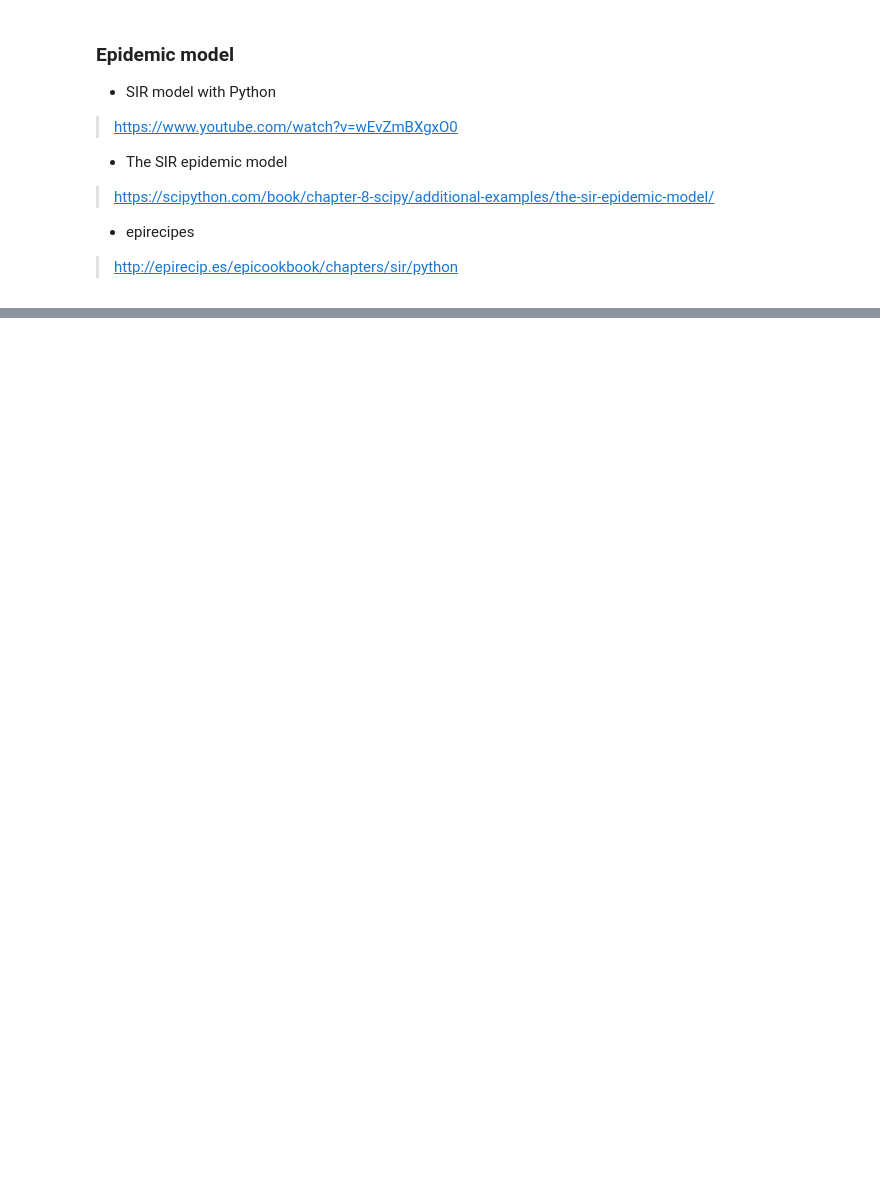
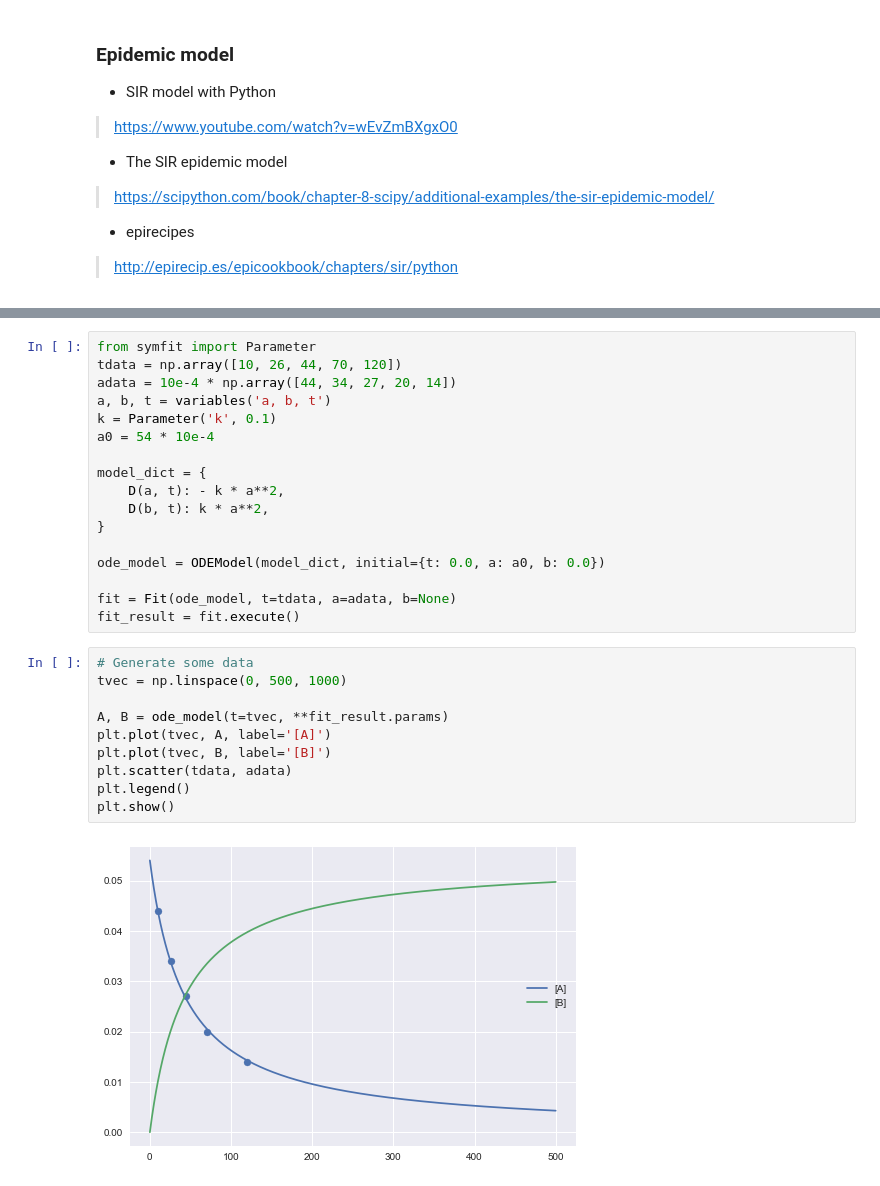
Before and after one commit to Wentworthliu123/Wuhan_forecast, a Jupyter notebook: forecast.ipynb, the cells around one changed output, grey strips where cells are left out. Drawn from its saved outputs; the diff is of its cells as text; blank space fills up the shorter version.

```diff
--- a/forecast.ipynb
+++ b/forecast.ipynb
@@ -529,0 +486,29 @@ plt.show()
+# %%
+from symfit import Parameter
+tdata = np.array([10, 26, 44, 70, 120])
+adata = 10e-4 * np.array([44, 34, 27, 20, 14])
+a, b, t = variables('a, b, t')
+k = Parameter('k', 0.1)
+a0 = 54 * 10e-4
+
+model_dict = {
+    D(a, t): - k * a**2,
+    D(b, t): k * a**2,
+}
+
+ode_model = ODEModel(model_dict, initial={t: 0.0, a: a0, b: 0.0})
+
+fit = Fit(ode_model, t=tdata, a=adata, b=None)
+fit_result = fit.execute()
+# %%
+# Generate some data
+tvec = np.linspace(0, 500, 1000)
+
+A, B = ode_model(t=tvec, **fit_result.params)
+plt.plot(tvec, A, label='[A]')
+plt.plot(tvec, B, label='[B]')
+plt.scatter(tdata, adata)
+plt.legend()
+plt.show()
+# %% [output]
+[figure, added]
```
Also changed, not shown: parts of 18 cells of this notebook, 2 other files.
